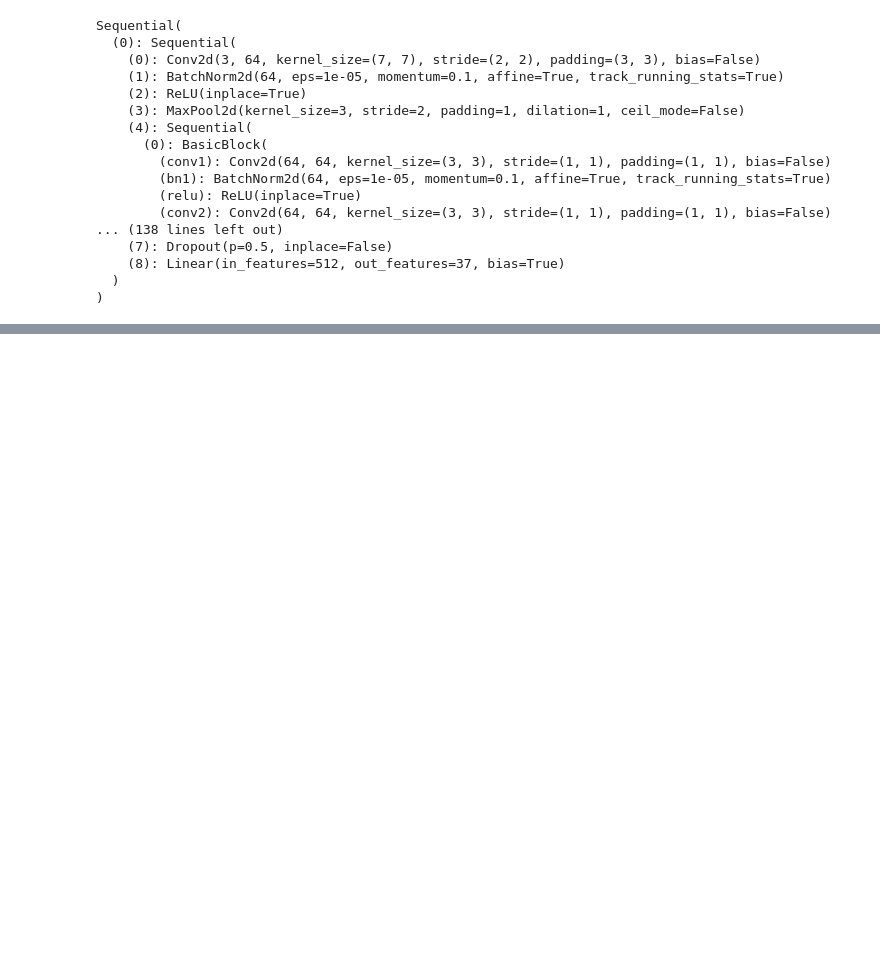
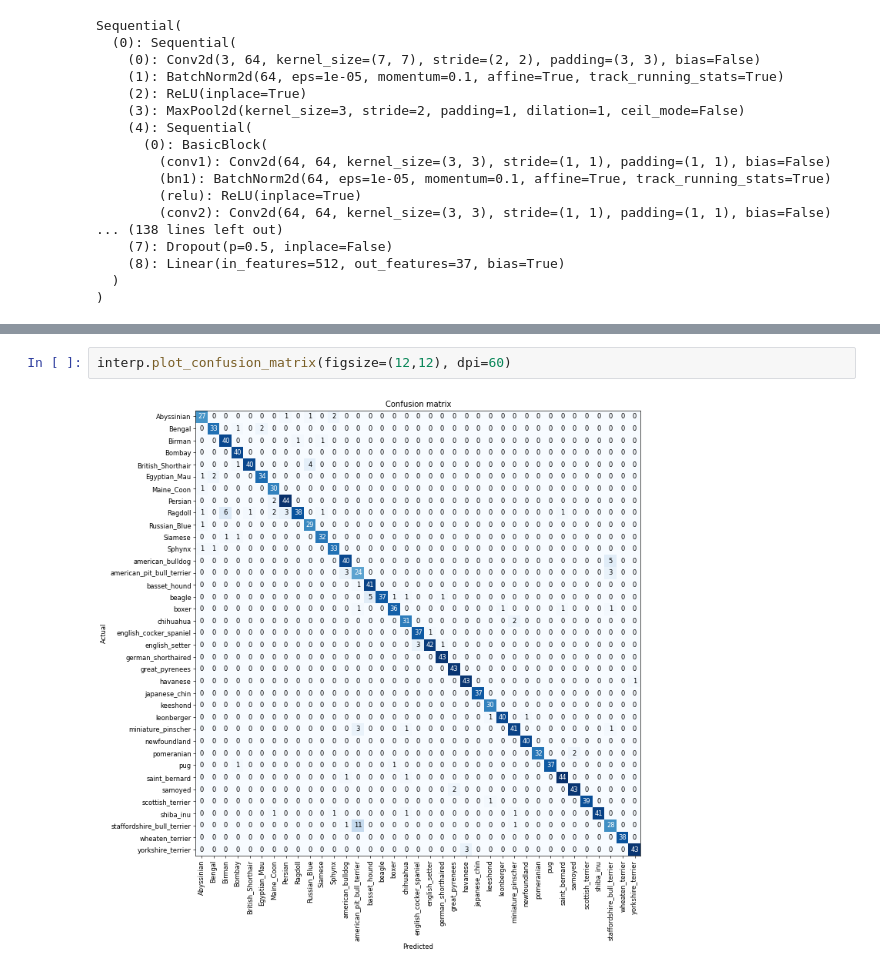
Before and after one commit to jthetzel/practical-deep-learning-for-coders, a Jupyter notebook: notebooks/lesson-1.ipynb, the cells around one changed output, grey strips where cells are left out. Saved outputs shown, nothing was run; the diff lists cells and outputs as text; blank space fills up the shorter version.

```diff
--- a/notebooks/lesson-1.ipynb
+++ b/notebooks/lesson-1.ipynb
@@ -111,0 +145,4 @@ learn.fit_one_cycle(4)
+# %%
+interp.plot_confusion_matrix(figsize=(12,12), dpi=60)
+# %% [output]
+[figure, added]
```
Also changed, not shown: parts of 40 cells of this notebook.
